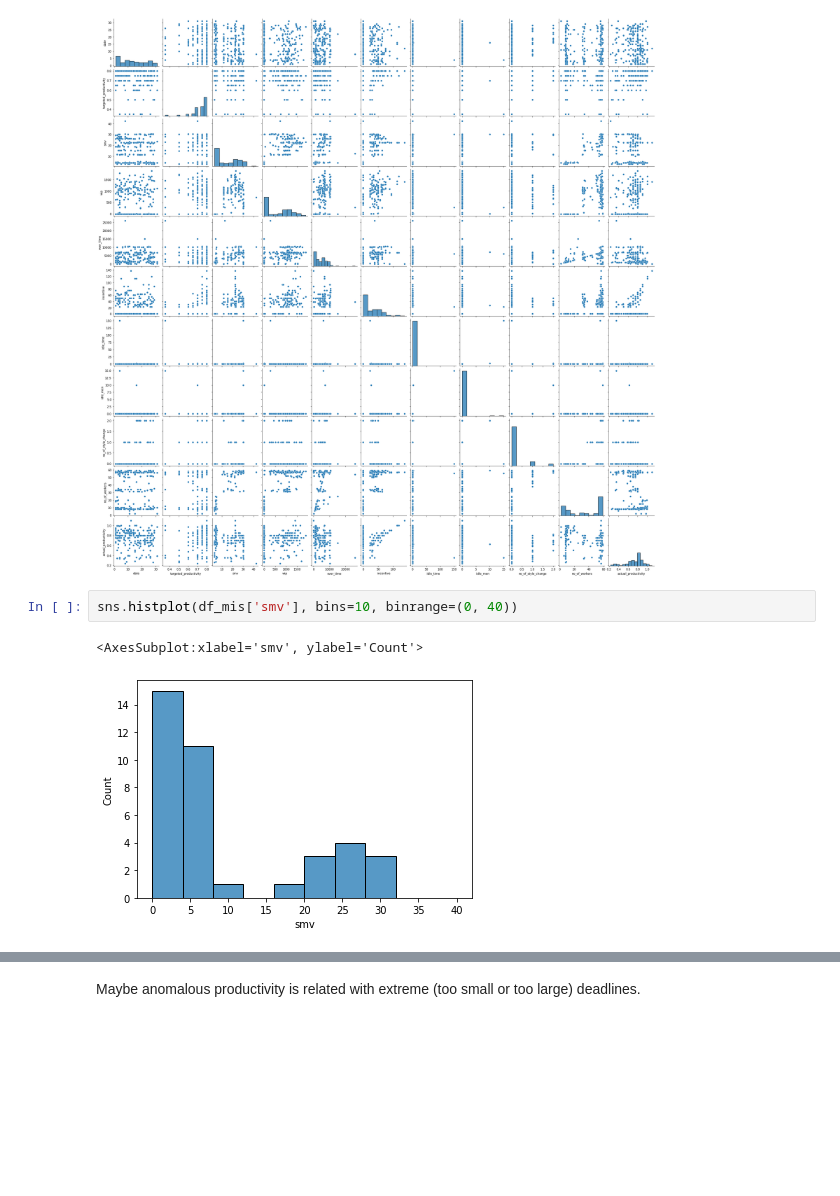
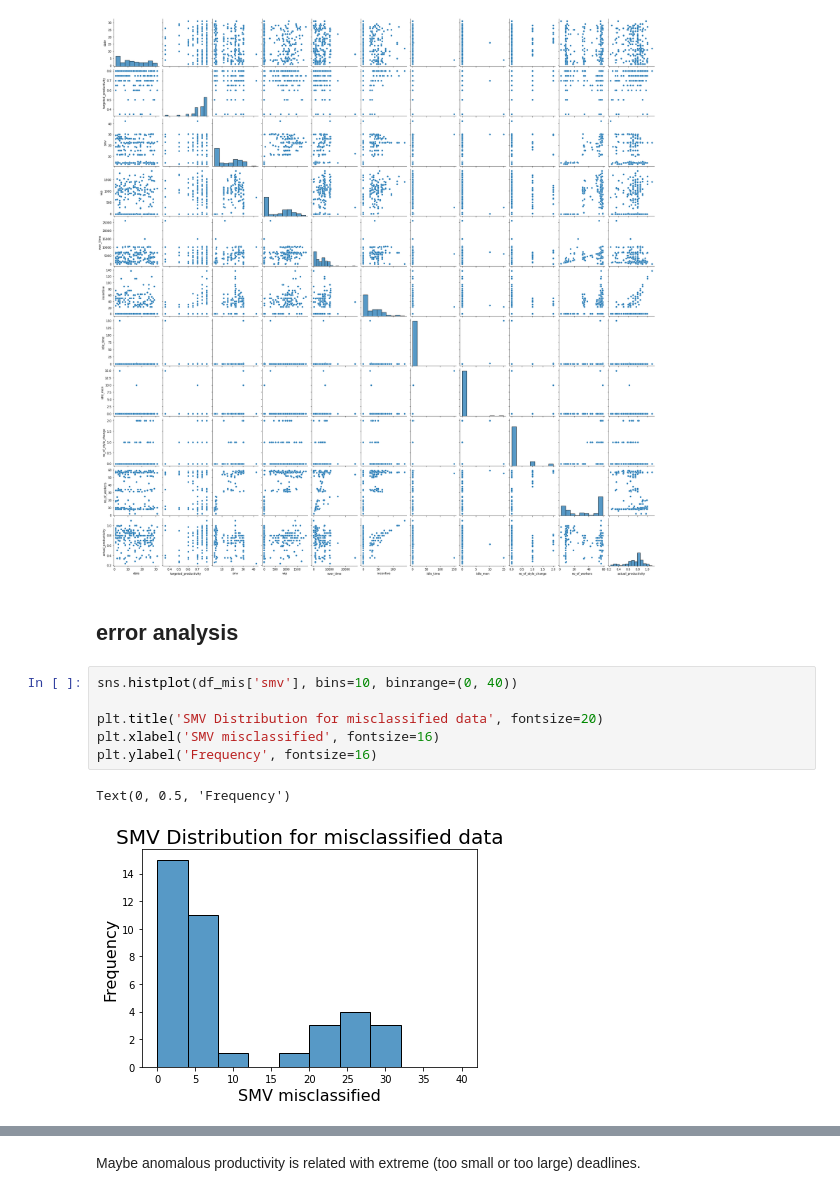
Before and after one commit to GitFazz/Fuse-Project-1, a Jupyter notebook: fuse-project-1.ipynb, the cells around one changed output, grey strips where cells are left out. Saved outputs shown, nothing was run; the diff lists cells and outputs as text; blank space fills up the shorter version.

```diff
--- a/fuse-project-1.ipynb
+++ b/fuse-project-1.ipynb
@@ -582,10 +582,16 @@ sns.pairplot(df_val)
 # %% [output]
 <seaborn.axisgrid.PairGrid at 0x...>
 [figure]
+# %% [markdown]
+## error analysis
 # %%
 sns.histplot(df_mis['smv'], bins=10, binrange=(0, 40))
+
+plt.title('SMV Distribution for misclassified data', fontsize=20)
+plt.xlabel('SMV misclassified', fontsize=16)
+plt.ylabel('Frequency', fontsize=16)
 # %% [output]
-<AxesSubplot:xlabel='smv', ylabel='Count'>
+Text(0, 0.5, 'Frequency')
-[figure, old version]
+[figure, new version]
 # %%
 sns.histplot(df_val['smv'], bins=10, binrange=(0, 40))
```
Also changed, not shown: parts of 5 cells of this notebook.
